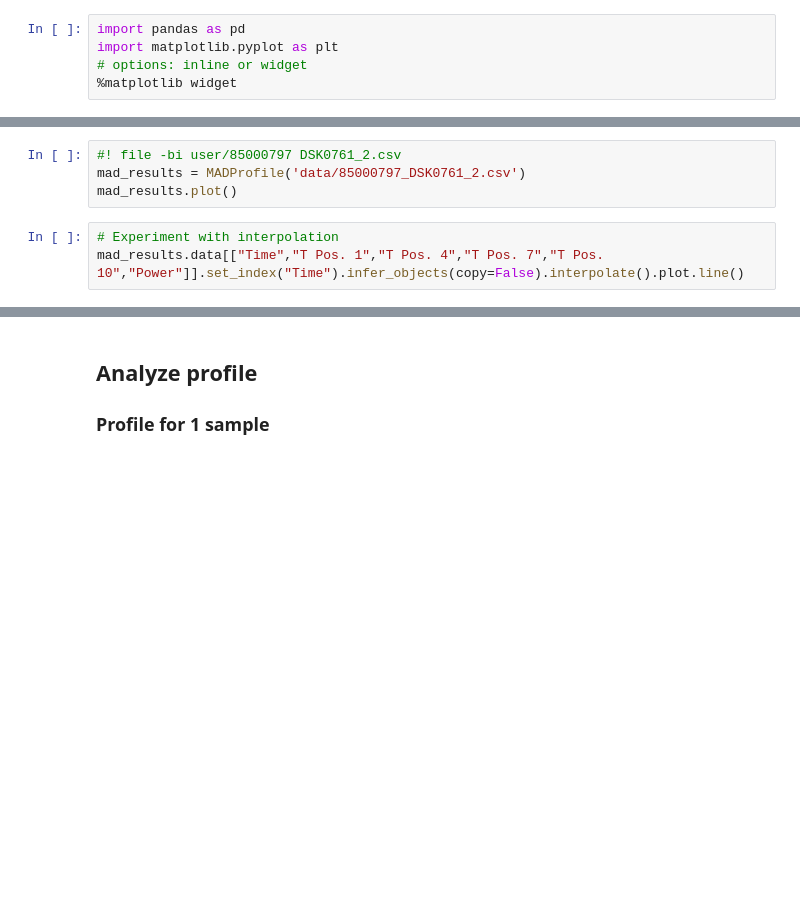
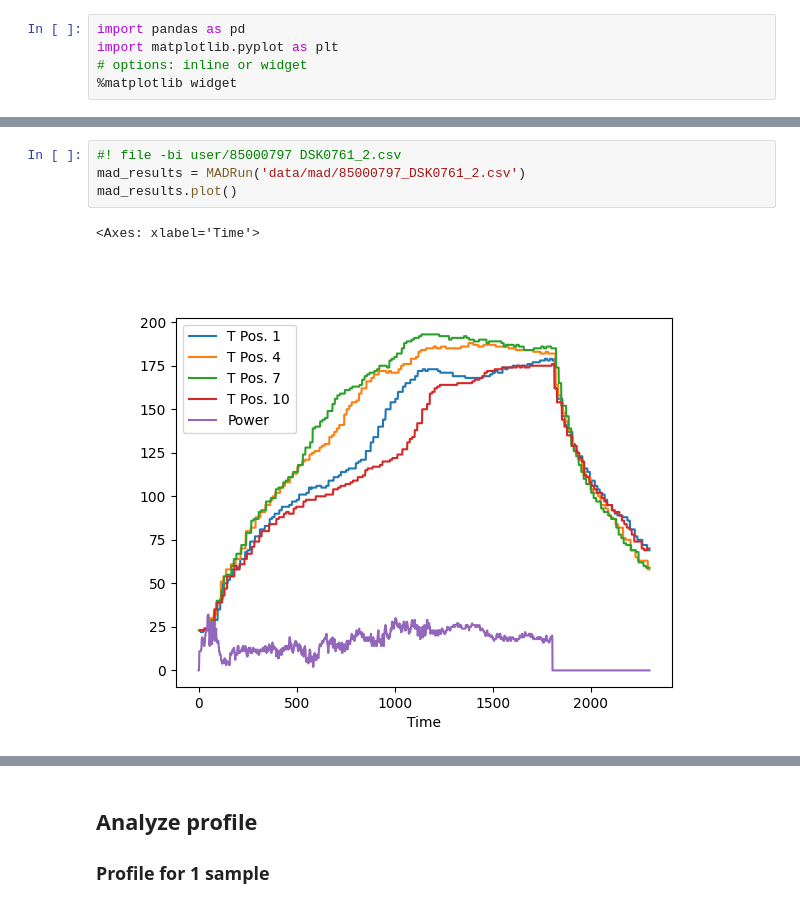
Before and after one commit to AgentschapPlantentuinMeise/MeiseCSI, a Jupyter notebook: notebooks/MAD_run.ipynb, the cells around one changed output, grey strips where cells are left out. Drawn from its saved outputs; the diff is of its cells as text; blank space fills up the shorter version.

```diff
--- a/notebooks/MAD_run.ipynb
+++ b/notebooks/MAD_run.ipynb
@@ -146,8 +213,8 @@ class MADProfile(object):
 # %%
 #! file -bi user/85000797 DSK0761_2.csv
-mad_results = MADProfile('data/85000797_DSK0761_2.csv')
+mad_results = MADRun('data/mad/85000797_DSK0761_2.csv')
 mad_results.plot()
+# %% [output]
+<Axes: xlabel='Time'>
+[figure, added]
-# %%
-# Experiment with interpolation
-mad_results.data[["Time","T Pos. 1","T Pos. 4","T Pos. 7","T Pos. 10","Power"]].set_index("Time").infer_objects(copy=False).interpolate().plot.line()
 # %%
```
Also changed, not shown: parts of 7 cells of this notebook, 4 other files.
